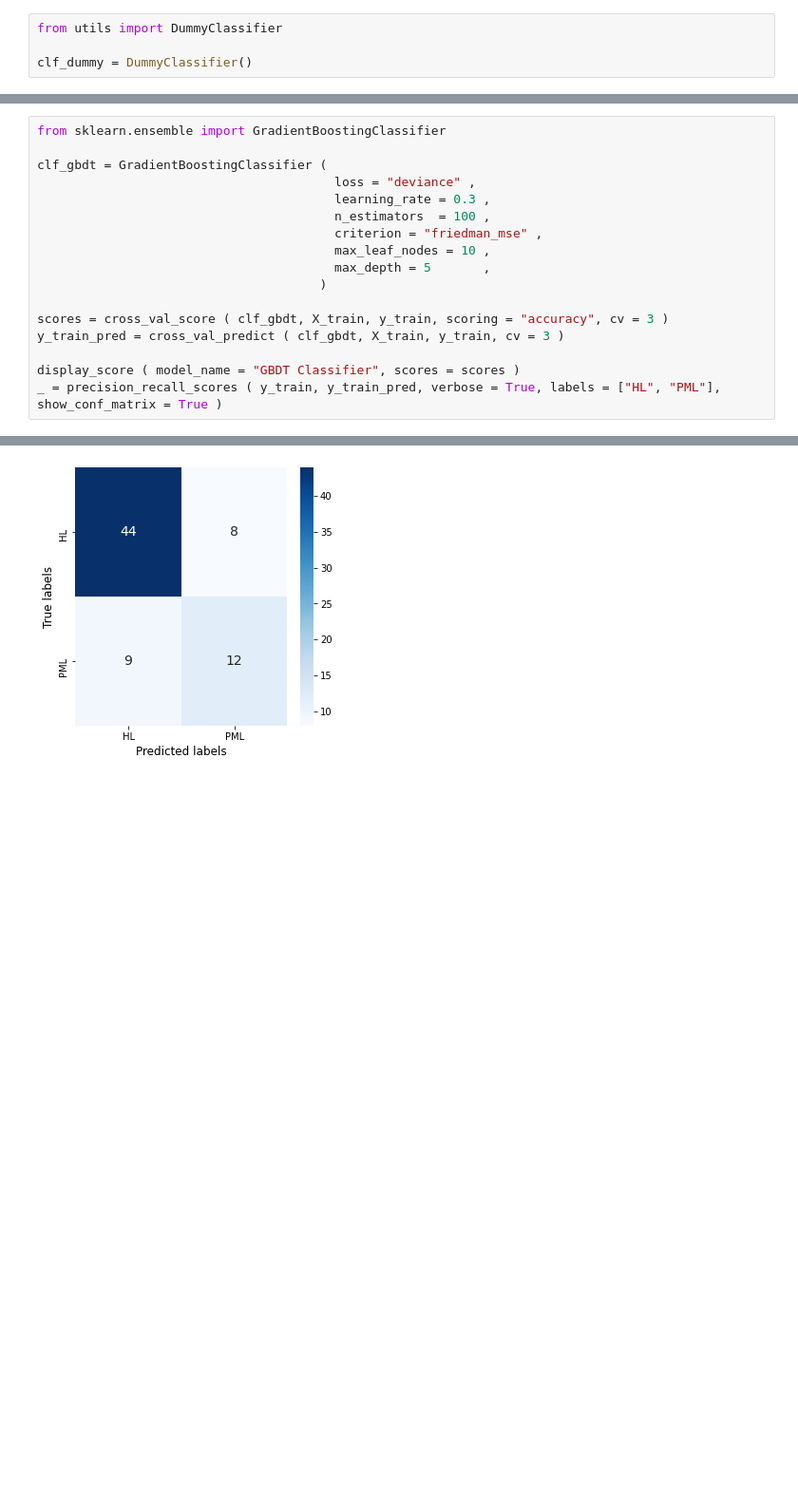
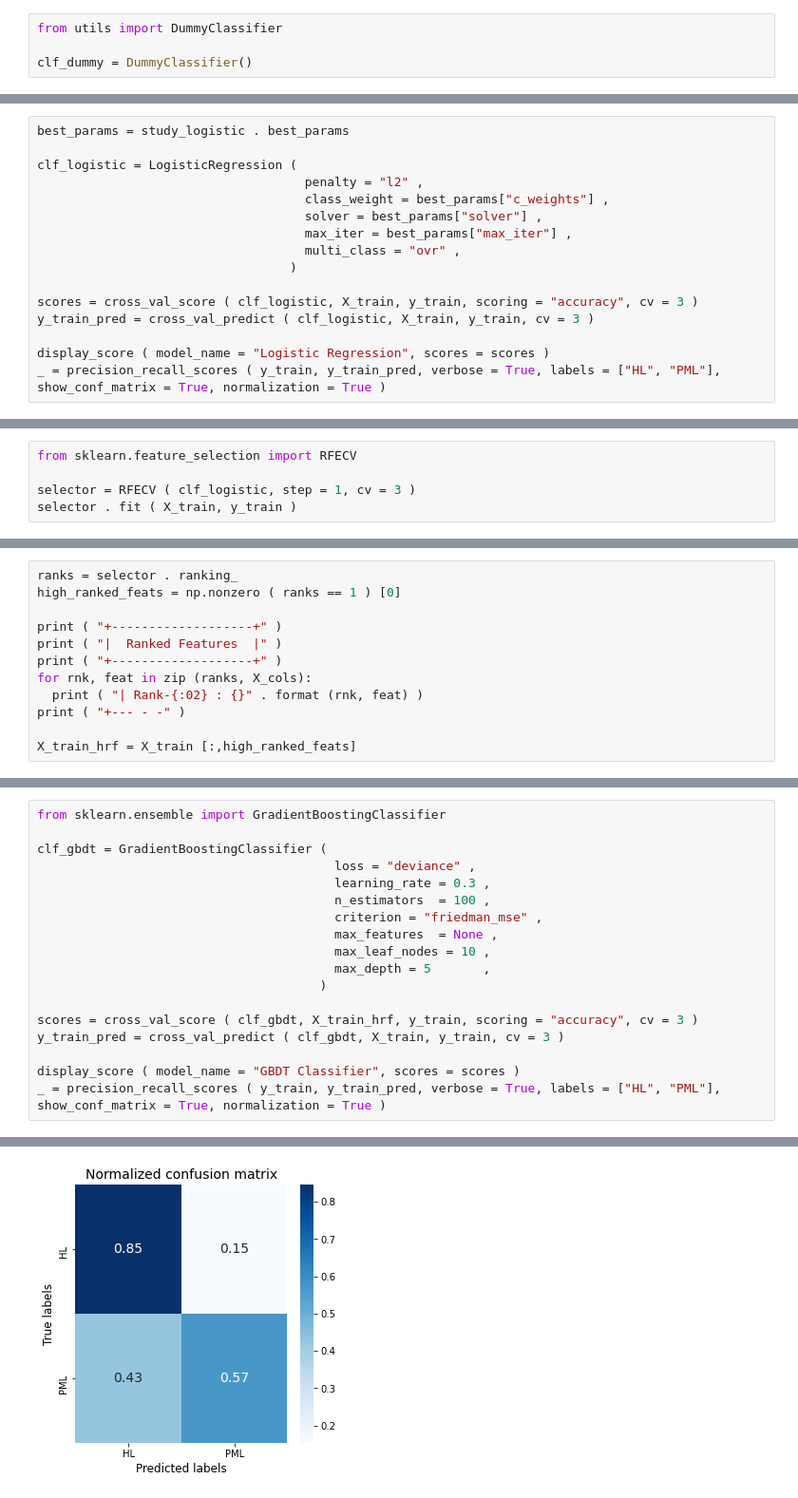
Before and after one commit to harel-coffee/mediastinal-lymphoma-classification-auto, a Jupyter notebook: binary_classification.ipynb, the cells around one changed output, grey strips where cells are left out. Shown at 95% size. Saved outputs shown, nothing was run; the diff lists cells and outputs as text; blank space fills up the shorter version.

```diff
--- a/binary_classification.ipynb
+++ b/binary_classification.ipynb
@@ -221,0 +319,16 @@ _ = precision_recall_scores ( y_train, y_train_pred, verbose = True, labels = ["
+# %%
+best_params = study_logistic . best_params
+
+clf_logistic = LogisticRegression (
+                                    penalty = "l2" ,
+                                    class_weight = best_params["c_weights"] ,
+                                    solver = best_params["solver"] ,
+                                    max_iter = best_params["max_iter"] ,
+                                    multi_class = "ovr" ,
+                                  )
+
+scores = cross_val_score ( clf_logistic, X_train, y_train, scoring = "accuracy", cv = 3 )
+y_train_pred = cross_val_predict ( clf_logistic, X_train, y_train, cv = 3 )
+
+display_score ( model_name = "Logistic Regression", scores = scores )
+_ = precision_recall_scores ( y_train, y_train_pred, verbose = True, labels = ["HL", "PML"], show_conf_matrix = True, normalization = True )
@@ -221,0 +353,5 @@ _ = precision_recall_scores ( y_train, y_train_pred, verbose = True, labels = ["
+# %%
+from sklearn.feature_selection import RFECV
+
+selector = RFECV ( clf_logistic, step = 1, cv = 3 )
+selector . fit ( X_train, y_train )
@@ -221,0 +362,12 @@ _ = precision_recall_scores ( y_train, y_train_pred, verbose = True, labels = ["
+# %%
+ranks = selector . ranking_
+high_ranked_feats = np.nonzero ( ranks == 1 ) [0]
+
+print ( "+-------------------+" )
+print ( "|  Ranked Features  |" )
+print ( "+-------------------+" )
+for rnk, feat in zip (ranks, X_cols):
+  print ( "| Rank-{:02} : {}" . format (rnk, feat) )
+print ( "+--- - -" )
+
+X_train_hrf = X_train [:,high_ranked_feats]
@@ -340,15 +514,16 @@ clf_gbdt = GradientBoostingClassifier (
                                         learning_rate = 0.3 ,
                                         n_estimators  = 100 ,
                                         criterion = "friedman_mse" ,
+                                        max_features  = None ,
                                         max_leaf_nodes = 10 ,
                                         max_depth = 5       ,
                                       )
 
-scores = cross_val_score ( clf_gbdt, X_train, y_train, scoring = "accuracy", cv = 3 )
+scores = cross_val_score ( clf_gbdt, X_train_hrf, y_train, scoring = "accuracy", cv = 3 )
 y_train_pred = cross_val_predict ( clf_gbdt, X_train, y_train, cv = 3 )
 
 display_score ( model_name = "GBDT Classifier", scores = scores )
-_ = precision_recall_scores ( y_train, y_train_pred, verbose = True, labels = ["HL", "PML"], show_conf_matrix = True )
+_ = precision_recall_scores ( y_train, y_train_pred, verbose = True, labels = ["HL", "PML"], show_conf_matrix = True, normalization = True )
 # %% [output]
 +-------------------+
 |  GBDT Classifier  |
@@ -359,10 +534,10 @@ _ = precision_recall_scores ( y_train, y_train_pred, verbose = True, labels = ["
 +--- - -
 +---->  Label HL   <----+
 |   Precision : 83.0%   |
 |   Recall    : 84.6%   |
 +---->  Label PML  <----+
 |   Precision : 60.0%   |
 |   Recall    : 57.1%   |
 +-----------------------+
-[figure, old version]
+[figure, new version]
 # %% [markdown]
```
Also changed, not shown: parts of 36 cells of this notebook.
